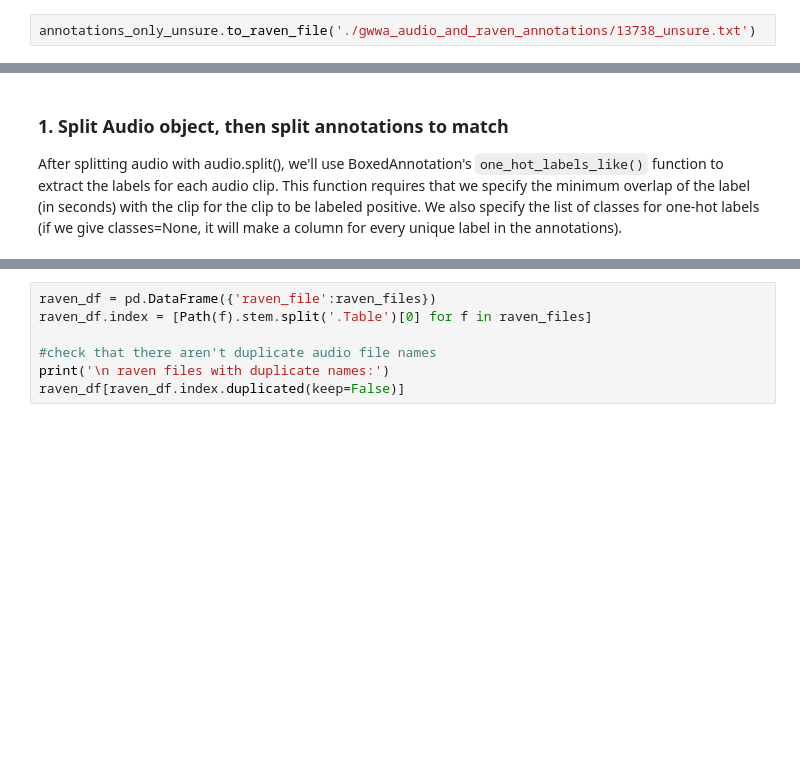
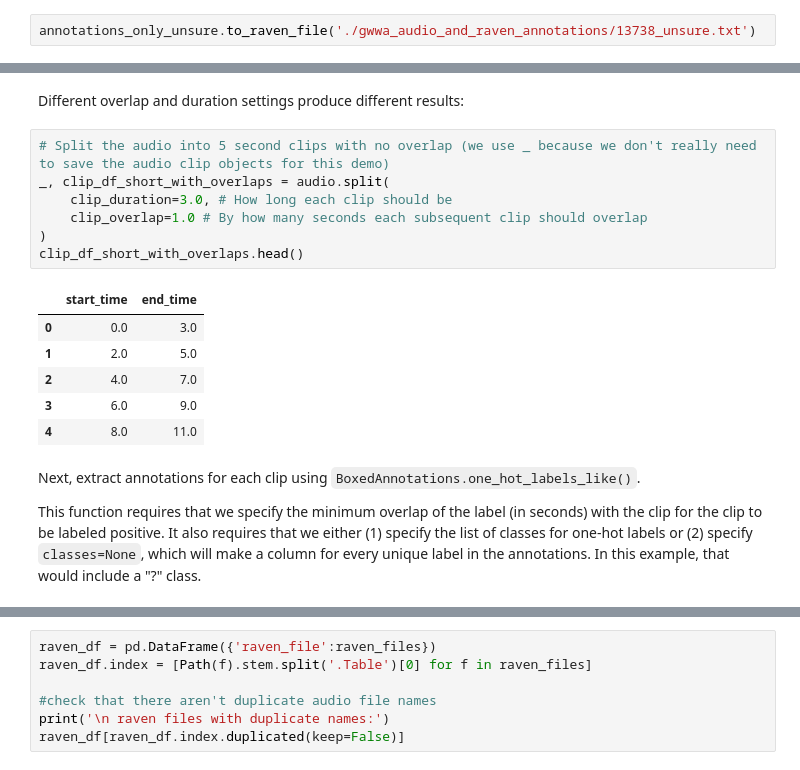
Before and after one commit to kitzeslab/opensoundscape, a Jupyter notebook: docs/tutorials/annotation_tutorial.ipynb, the cells around one changed output, grey strips where cells are left out. Drawn from its saved outputs; the diff is of its cells as text; blank space fills up the shorter version.

```diff
--- a/docs/tutorials/annotation_tutorial.ipynb
+++ b/docs/tutorials/annotation_tutorial.ipynb
@@ -151,5 +220,21 @@ All three methods are demonstrated below.
+# %% [markdown]
+Different overlap and duration settings produce different results:
+# %%
+# Split the audio into 5 second clips with no overlap (we use _ because we don't really need to save the audio clip objects for this demo)
+_, clip_df_short_with_overlaps = audio.split(
+    clip_duration=3.0, # How long each clip should be
+    clip_overlap=1.0 # By how many seconds each subsequent clip should overlap
+)
+clip_df_short_with_overlaps.head()
+# %% [output]
+|  | start_time | end_time |
+| 0 | 0.0 | 3.0 |
+| 1 | 2.0 | 5.0 |
+| 2 | 4.0 | 7.0 |
+| 3 | 6.0 | 9.0 |
+| 4 | 8.0 | 11.0 |
 # %% [markdown]
-### 1. Split Audio object, then split annotations to match
+Next, extract annotations for each clip using `BoxedAnnotations.one_hot_labels_like()`.
 
-After splitting audio with audio.split(), we'll use BoxedAnnotation's `one_hot_labels_like()` function to extract the labels for each audio clip. This function requires that we specify the minimum overlap of the label (in seconds) with the clip for the clip to be labeled positive. We also specify the list of classes for one-hot labels (if we give classes=None, it will make a column for every unique label in the annotations).
+This function requires that we specify the minimum overlap of the label (in seconds) with the clip for the clip to be labeled positive. It also requires that we either (1) specify the list of classes for one-hot labels or (2) specify `classes=None`, which will make a column for every unique label in the annotations. In this example, that would include a "?" class.
 # %%
```
Also changed, not shown: parts of 57 cells of this notebook.
